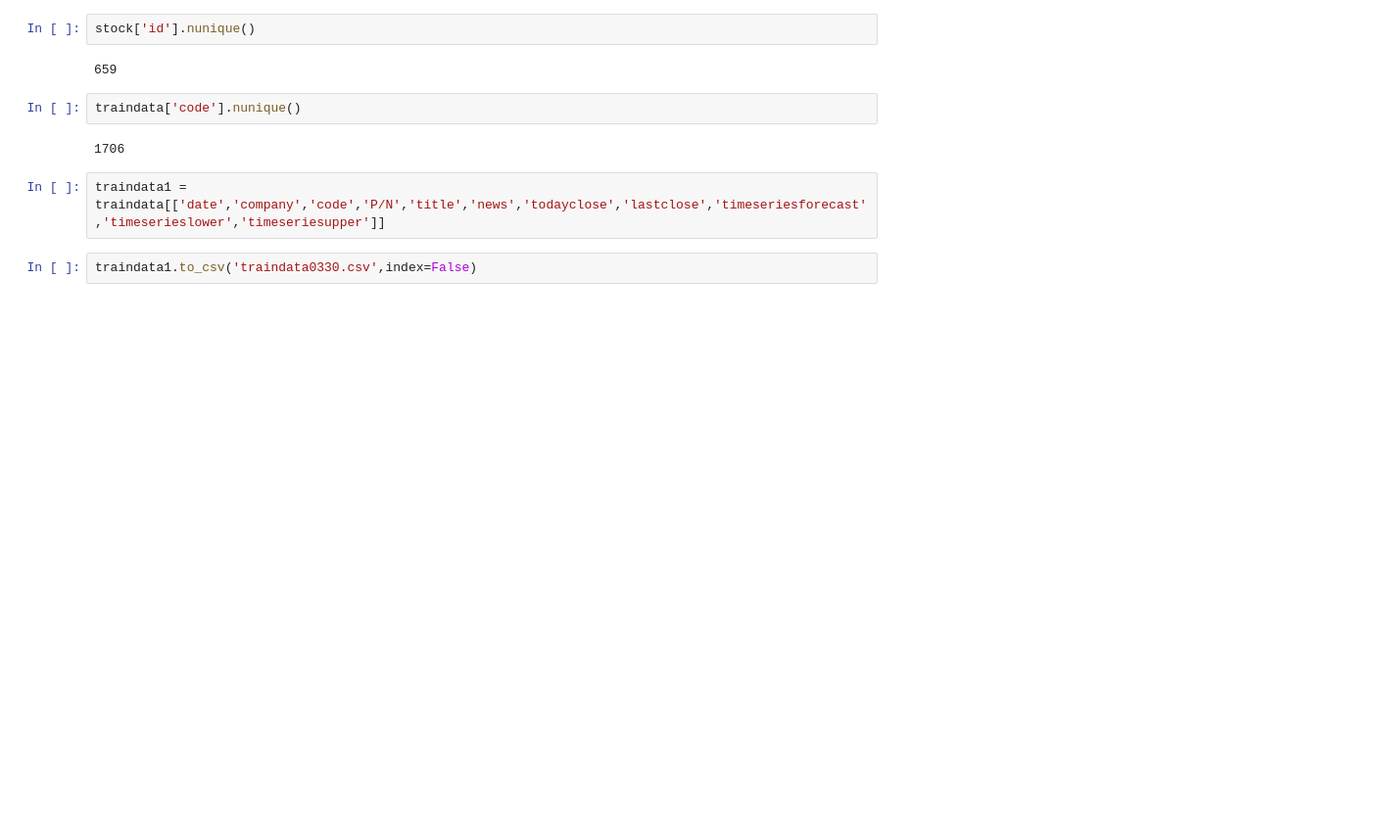
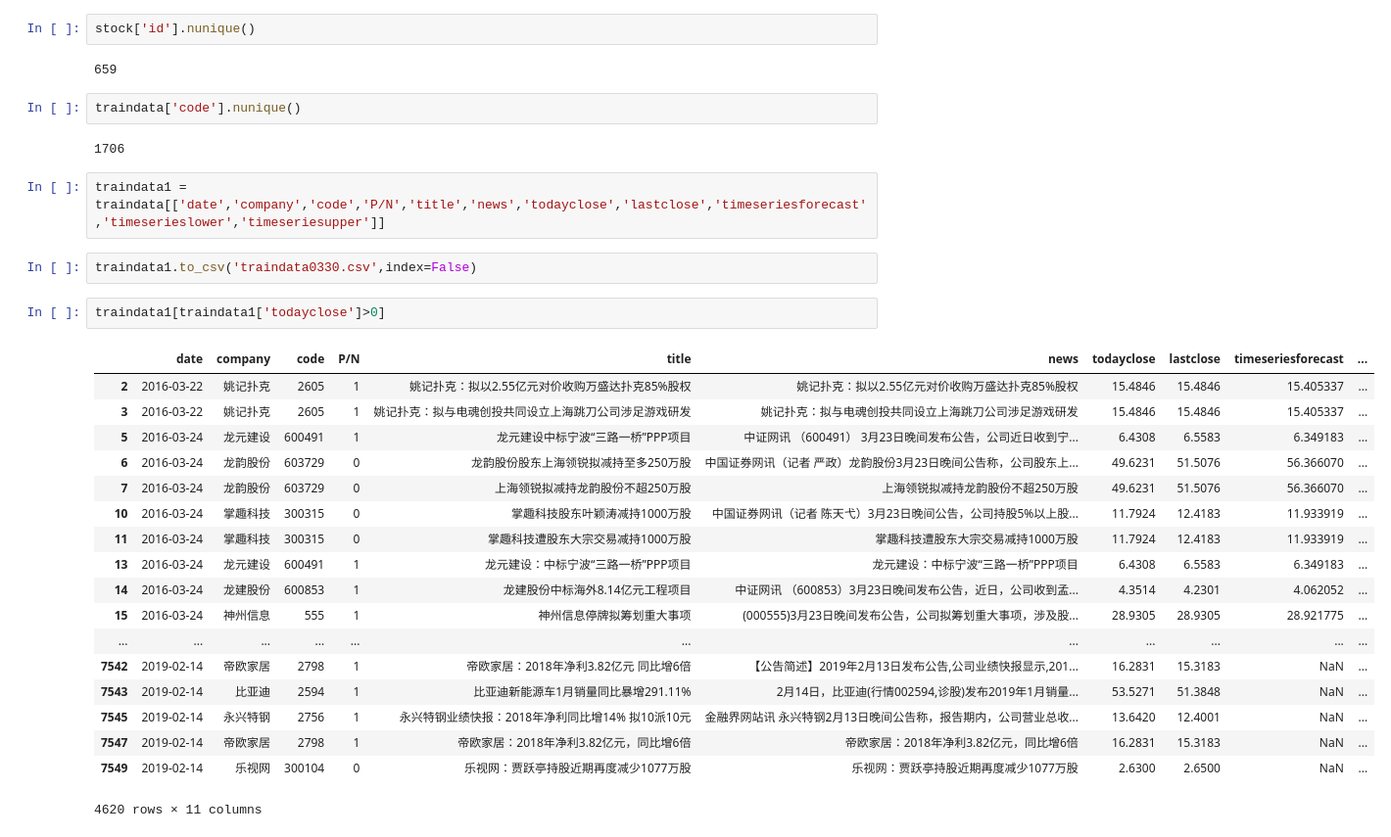
Before and after one commit to btwjustalearner/CSCI544Project, a Jupyter notebook: timeSeriesPredictionGeneration.ipynb, the cells around one changed output. Shown at 98% size. Drawn from its saved outputs; the diff is of its cells as text; blank space fills up the shorter version.

```diff
--- a/timeSeriesPredictionGeneration.ipynb
+++ b/timeSeriesPredictionGeneration.ipynb
@@ -160,3 +160,24 @@ traindata['code'].nunique()
 traindata1 = traindata[['date','company','code','P/N','title','news','todayclose','lastclose','timeseriesforecast','timeserieslower','timeseriesupper']]
 # %%
 traindata1.to_csv('traindata0330.csv',index=False)
+# %%
+traindata1[traindata1['todayclose']>0]
+# %% [output]
+|  | date | company | code | P/N | title | news | todayclose | lastclose | timeseriesforecast | ... |
+| 2 | 2016-03-22 | 姚记扑克 | 2605 | 1 | 姚记扑克：拟以2.55亿元对价收购万盛达扑克85%股权 | 姚记扑克：拟以2.55亿元对价收购万盛达扑克85%股权 | 15.4846 | 15.4846 | 15.405337 | ... |
+| 3 | 2016-03-22 | 姚记扑克 | 2605 | 1 | 姚记扑克：拟与电魂创投共同设立上海跳刀公司涉足游戏研发 | 姚记扑克：拟与电魂创投共同设立上海跳刀公司涉足游戏研发 | 15.4846 | 15.4846 | 15.405337 | ... |
+| 5 | 2016-03-24 | 龙元建设 | 600491 | 1 | 龙元建设中标宁波“三路一桥”PPP项目 | 中证网讯 （600491） 3月23日晚间发布公告，公司近日收到宁... | 6.4308 | 6.5583 | 6.349183 | ... |
+| 6 | 2016-03-24 | 龙韵股份 | 603729 | 0 | 龙韵股份股东上海领锐拟减持至多250万股 | 中国证券网讯（记者 严政）龙韵股份3月23日晚间公告称，公司股东上... | 49.6231 | 51.5076 | 56.366070 | ... |
+| 7 | 2016-03-24 | 龙韵股份 | 603729 | 0 | 上海领锐拟减持龙韵股份不超250万股 | 上海领锐拟减持龙韵股份不超250万股 | 49.6231 | 51.5076 | 56.366070 | ... |
+| 10 | 2016-03-24 | 掌趣科技 | 300315 | 0 | 掌趣科技股东叶颖涛减持1000万股 | 中国证券网讯（记者 陈天弋）3月23日晚间公告，公司持股5%以上股... | 11.7924 | 12.4183 | 11.933919 | ... |
+| 11 | 2016-03-24 | 掌趣科技 | 300315 | 0 | 掌趣科技遭股东大宗交易减持1000万股 | 掌趣科技遭股东大宗交易减持1000万股 | 11.7924 | 12.4183 | 11.933919 | ... |
+| 13 | 2016-03-24 | 龙元建设 | 600491 | 1 | 龙元建设：中标宁波“三路一桥”PPP项目 | 龙元建设：中标宁波“三路一桥”PPP项目 | 6.4308 | 6.5583 | 6.349183 | ... |
+| 14 | 2016-03-24 | 龙建股份 | 600853 | 1 | 龙建股份中标海外8.14亿元工程项目 | 中证网讯 （600853）3月23日晚间发布公告，近日，公司收到孟... | 4.3514 | 4.2301 | 4.062052 | ... |
+| 15 | 2016-03-24 | 神州信息 | 555 | 1 | 神州信息停牌拟筹划重大事项 | (000555)3月23日晚间发布公告，公司拟筹划重大事项，涉及股... | 28.9305 | 28.9305 | 28.921775 | ... |
+| ... | ... | ... | ... | ... | ... | ... | ... | ... | ... | ... |
+| 7542 | 2019-02-14 | 帝欧家居 | 2798 | 1 | 帝欧家居：2018年净利3.82亿元 同比增6倍 | 【公告简述】2019年2月13日发布公告,公司业绩快报显示,201... | 16.2831 | 15.3183 | NaN | ... |
+| 7543 | 2019-02-14 | 比亚迪 | 2594 | 1 | 比亚迪新能源车1月销量同比暴增291.11% | 2月14日，比亚迪(行情002594,诊股)发布2019年1月销量... | 53.5271 | 51.3848 | NaN | ... |
+| 7545 | 2019-02-14 | 永兴特钢 | 2756 | 1 | 永兴特钢业绩快报：2018年净利同比增14% 拟10派10元 | 金融界网站讯 永兴特钢2月13日晚间公告称，报告期内，公司营业总收... | 13.6420 | 12.4001 | NaN | ... |
+| 7547 | 2019-02-14 | 帝欧家居 | 2798 | 1 | 帝欧家居：2018年净利3.82亿元，同比增6倍 | 帝欧家居：2018年净利3.82亿元，同比增6倍 | 16.2831 | 15.3183 | NaN | ... |
+| 7549 | 2019-02-14 | 乐视网 | 300104 | 0 | 乐视网：贾跃亭持股近期再度减少1077万股 | 乐视网：贾跃亭持股近期再度减少1077万股 | 2.6300 | 2.6500 | NaN | ... |
+4620 rows × 11 columns
```
